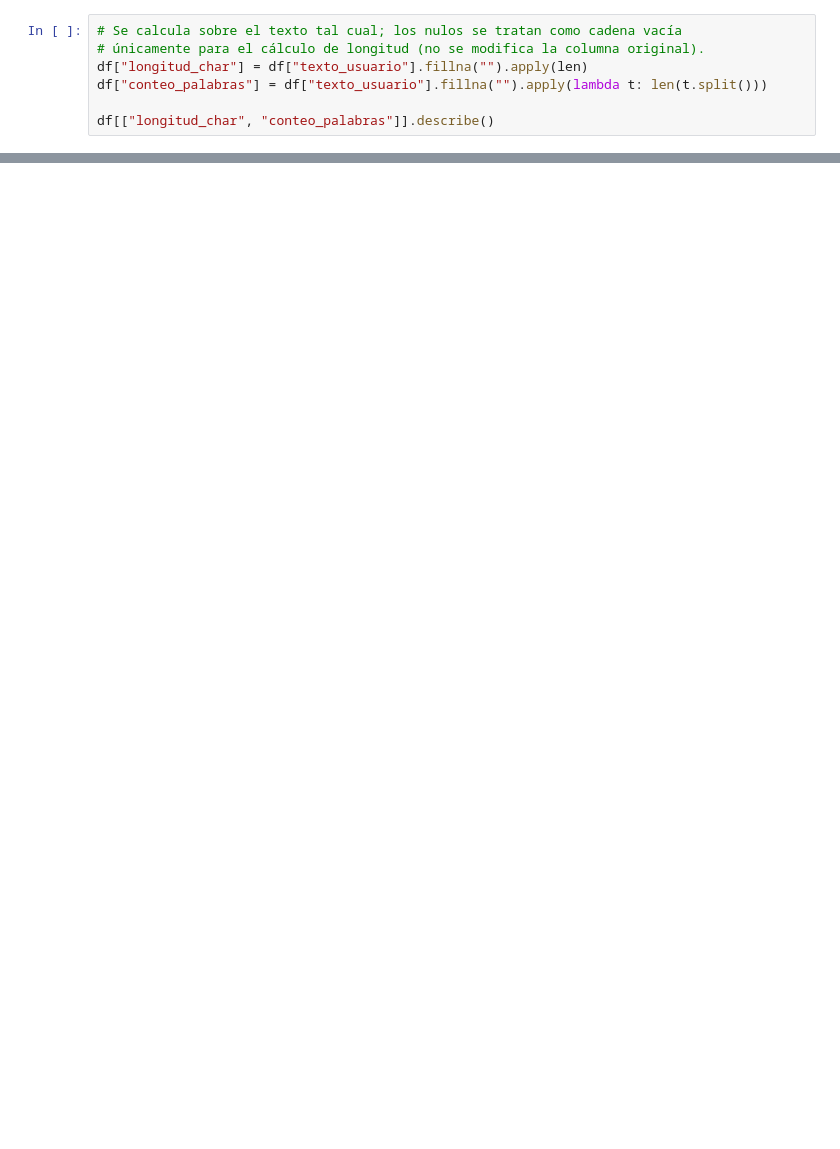
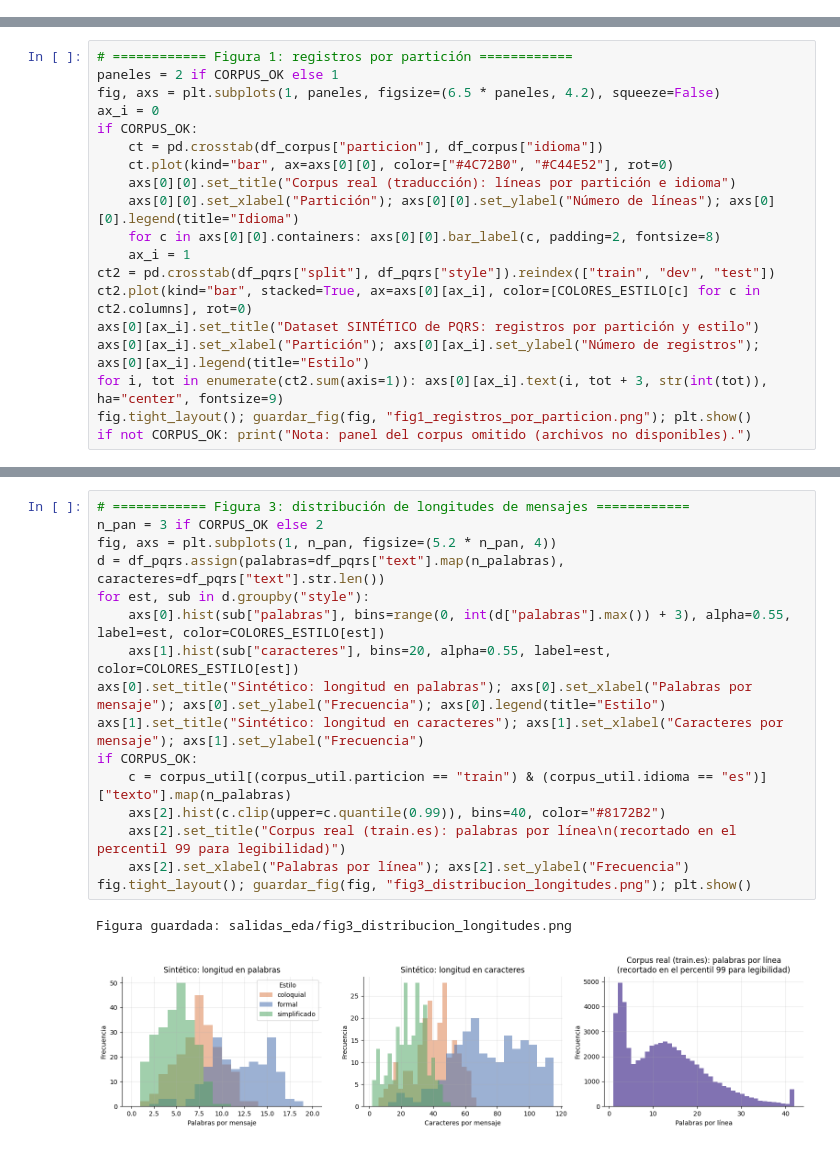
Before and after one commit to Carpediem-code234/chatbot-NLP-PQRS, a Jupyter notebook: notebooks/EDA_PQRS_NLP.ipynb, the cells around one changed output, grey strips where cells are left out. Drawn from its saved outputs; the diff is of its cells as text; blank space fills up the shorter version.

```diff
--- a/notebooks/EDA_PQRS_NLP.ipynb
+++ b/notebooks/EDA_PQRS_NLP.ipynb
@@ -506,7 +0,0 @@ ayudan a caracterizar la complejidad textual por nivel de lenguaje e intención.
-# %%
-# Se calcula sobre el texto tal cual; los nulos se tratan como cadena vacía
-# únicamente para el cálculo de longitud (no se modifica la columna original).
-df["longitud_char"] = df["texto_usuario"].fillna("").apply(len)
-df["conteo_palabras"] = df["texto_usuario"].fillna("").apply(lambda t: len(t.split()))
-
-df[["longitud_char", "conteo_palabras"]].describe()
@@ -752,0 +1184,19 @@ df_limpio.loc[df_limpio["posible_ruido"], ["texto_usuario", "intencion", "nivel_
+# %%
+# ============ Figura 1: registros por partición ============
+paneles = 2 if CORPUS_OK else 1
+fig, axs = plt.subplots(1, paneles, figsize=(6.5 * paneles, 4.2), squeeze=False)
+ax_i = 0
+if CORPUS_OK:
+    ct = pd.crosstab(df_corpus["particion"], df_corpus["idioma"])
+    ct.plot(kind="bar", ax=axs[0][0], color=["#4C72B0", "#C44E52"], rot=0)
+    axs[0][0].set_title("Corpus real (traducción): líneas por partición e idioma")
+    axs[0][0].set_xlabel("Partición"); axs[0][0].set_ylabel("Número de líneas"); axs[0][0].legend(title="Idioma")
+    for c in axs[0][0].containers: axs[0][0].bar_label(c, padding=2, fontsize=8)
+    ax_i = 1
+ct2 = pd.crosstab(df_pqrs["split"], df_pqrs["style"]).reindex(["train", "dev", "test"])
+ct2.plot(kind="bar", stacked=True, ax=axs[0][ax_i], color=[COLORES_ESTILO[c] for c in ct2.columns], rot=0)
+axs[0][ax_i].set_title("Dataset SINTÉTICO de PQRS: registros por partición y estilo")
+axs[0][ax_i].set_xlabel("Partición"); axs[0][ax_i].set_ylabel("Número de registros"); axs[0][ax_i].legend(title="Estilo")
+for i, tot in enumerate(ct2.sum(axis=1)): axs[0][ax_i].text(i, tot + 3, str(int(tot)), ha="center", fontsize=9)
+fig.tight_layout(); guardar_fig(fig, "fig1_registros_por_particion.png"); plt.show()
+if not CORPUS_OK: print("Nota: panel del corpus omitido (archivos no disponibles).")
@@ -752,0 +1219,19 @@ df_limpio.loc[df_limpio["posible_ruido"], ["texto_usuario", "intencion", "nivel_
+# %%
+# ============ Figura 3: distribución de longitudes de mensajes ============
+n_pan = 3 if CORPUS_OK else 2
+fig, axs = plt.subplots(1, n_pan, figsize=(5.2 * n_pan, 4))
+d = df_pqrs.assign(palabras=df_pqrs["text"].map(n_palabras), caracteres=df_pqrs["text"].str.len())
+for est, sub in d.groupby("style"):
+    axs[0].hist(sub["palabras"], bins=range(0, int(d["palabras"].max()) + 3), alpha=0.55, label=est, color=COLORES_ESTILO[est])
+    axs[1].hist(sub["caracteres"], bins=20, alpha=0.55, label=est, color=COLORES_ESTILO[est])
+axs[0].set_title("Sintético: longitud en palabras"); axs[0].set_xlabel("Palabras por mensaje"); axs[0].set_ylabel("Frecuencia"); axs[0].legend(title="Estilo")
+axs[1].set_title("Sintético: longitud en caracteres"); axs[1].set_xlabel("Caracteres por mensaje"); axs[1].set_ylabel("Frecuencia")
+if CORPUS_OK:
+    c = corpus_util[(corpus_util.particion == "train") & (corpus_util.idioma == "es")]["texto"].map(n_palabras)
+    axs[2].hist(c.clip(upper=c.quantile(0.99)), bins=40, color="#8172B2")
+    axs[2].set_title("Corpus real (train.es): palabras por línea\n(recortado en el percentil 99 para legibilidad)")
+    axs[2].set_xlabel("Palabras por línea"); axs[2].set_ylabel("Frecuencia")
+fig.tight_layout(); guardar_fig(fig, "fig3_distribucion_longitudes.png"); plt.show()
+# %% [output]
+Figura guardada: salidas_eda/fig3_distribucion_longitudes.png
+[figure, added]
```
Also changed, not shown: parts of 80 cells of this notebook.
